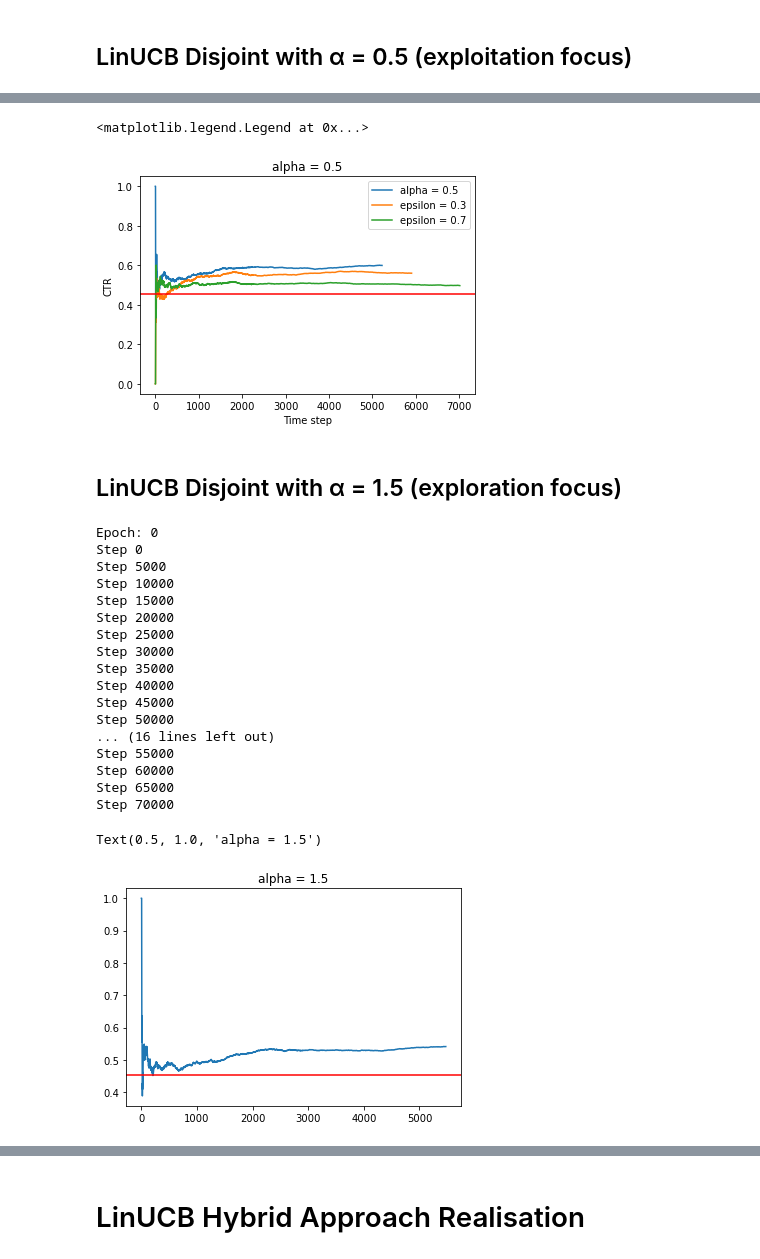
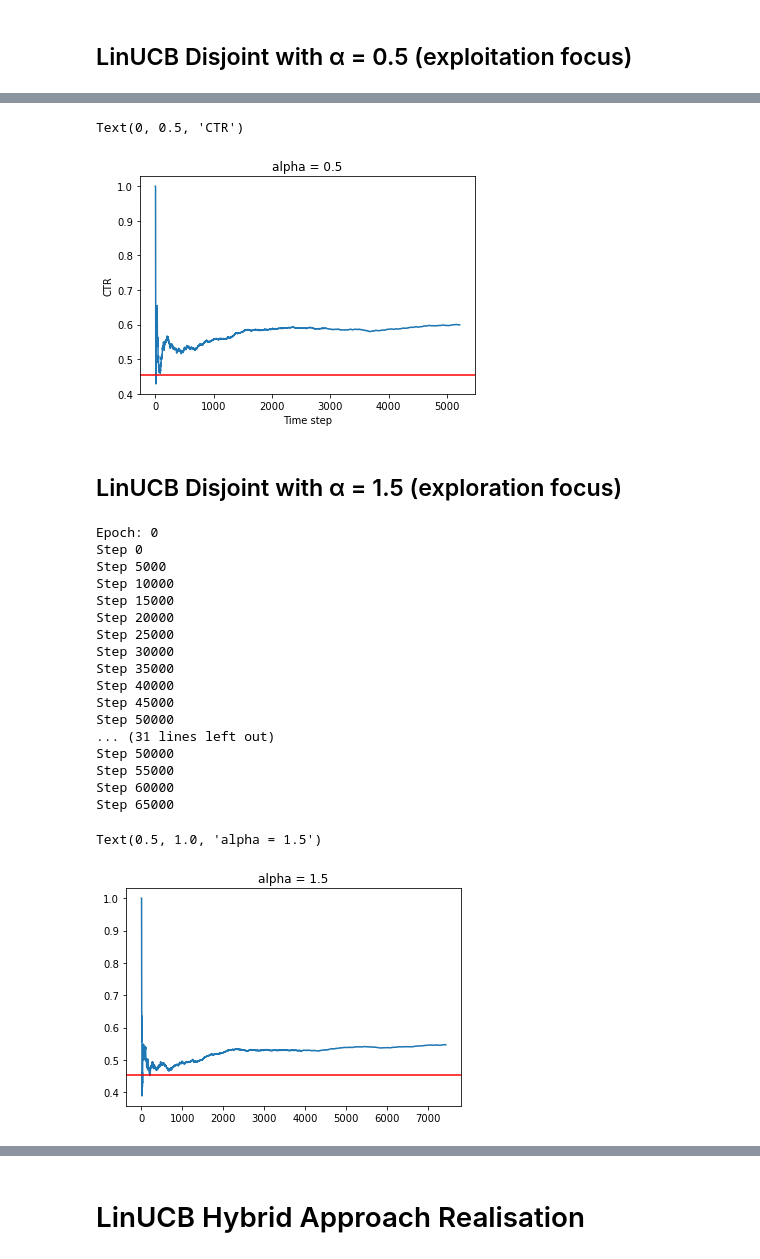
Before and after one commit to RomanGorelsky/Contextual_bandits, a Jupyter notebook: Contextual_bandits_Project.ipynb, the cells around one changed output, grey strips where cells are left out. Drawn from its saved outputs; the diff is of its cells as text; code cells hidden in the pictures.

```diff
--- a/Contextual_bandits_Project.ipynb
+++ b/Contextual_bandits_Project.ipynb
@@ -392,3 +392,11 @@ Step 50000
 Step 55000
 Step 60000
 Step 65000
+# %%
+# Serializing "simulation_epsilon_07" to a file
+
+with open("simulation_epsilon_07.pkl", "wb") as f:
+    pickle.dump(simulation_epsilon_07, f)
+# %%
+with open("pickles//simulation_epsilon_07.pkl", "rb") as f:
+    saved_epsilon_07 = pickle.load(f)
@@ -600,25 +615,30 @@ Step 50000
 Step 55000
 Step 60000
 Step 65000
+# %%
+# Serializing "simulation_disjoint_alpha_05" to a file
+
+with open("simulation_disjoint_alpha_05.pkl", "wb") as f:
+    pickle.dump(simulation_disjoint_alpha_05, f)
+# %%
+with open("pickles//simulation_disjoint_alpha_05.pkl", "rb") as f:
+    saved_disjoint_alpha_05 = pickle.load(f)
 # %%
-plt.plot(simulation_disjoint_alpha_05["ctr"], label = "alpha = 0.5")
-plt.plot(simulation_epsilon_03["ctr"], label = "epsilon = 0.3")
-plt.plot(simulation_epsilon_07["ctr"], label = "epsilon = 0.7")
+plt.plot(saved_disjoint_alpha_05["ctr"])
 plt.axhline(y = reward_mean, color = "red")
-plt.title("alpha = " + str(alpha_value))
+plt.title("alpha = 0.5")
 plt.xlabel("Time step")
 plt.ylabel("CTR")
-plt.legend()
 # %% [output]
-<matplotlib.legend.Legend at 0x...>
+Text(0, 0.5, 'CTR')
-[figure, old version]
+[figure, new version]
 # %% [markdown]
 ## LinUCB Disjoint with α = 1.5 (exploration focus)
 # %%
 alpha_value = 1.5
 simulation_disjoint_alpha_15 = ctr_disjoint_simulator(K_arms = n, d = 28,
                                                       alpha = alpha_value,
-                                                      epochs = 2,
+                                                      epochs = 3,
                                                       top_movies_index = top_movies_index,
                                                       filtered_ratings = filtered_ratings)
 # %% [output]
@@ -634,8 +654,8 @@ Step 35000
 Step 40000
 Step 45000
 Step 50000
-... (16 lines left out)
+... (31 lines left out)
+Step 50000
 Step 55000
 Step 60000
 Step 65000
-Step 70000
@@ -642,7 +670,7 @@ Step 70000
 # %%
-plt.plot(simulation_disjoint_alpha_15["ctr"])
-plt.axhline(y=reward_mean, color = "red")
-plt.title("alpha = " + str(alpha_value))
+plt.plot(saved_disjoint_alpha_15["ctr"])
+plt.axhline(y = reward_mean, color = "red")
+plt.title("alpha = 1.5")
 # %% [output]
 Text(0.5, 1.0, 'alpha = 1.5')
-[figure, old version]
+[figure, new version]
```
Also changed, not shown: parts of 15 cells of this notebook, 6 other files.
